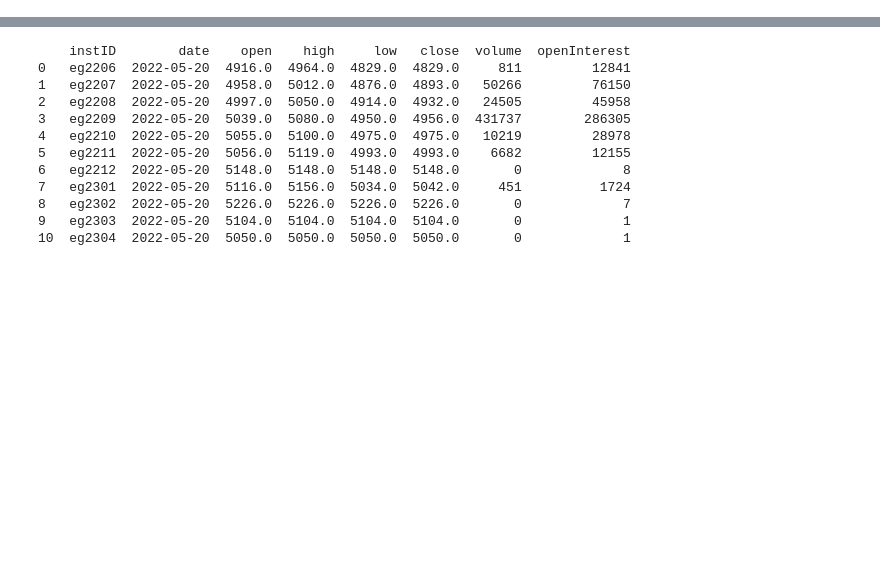
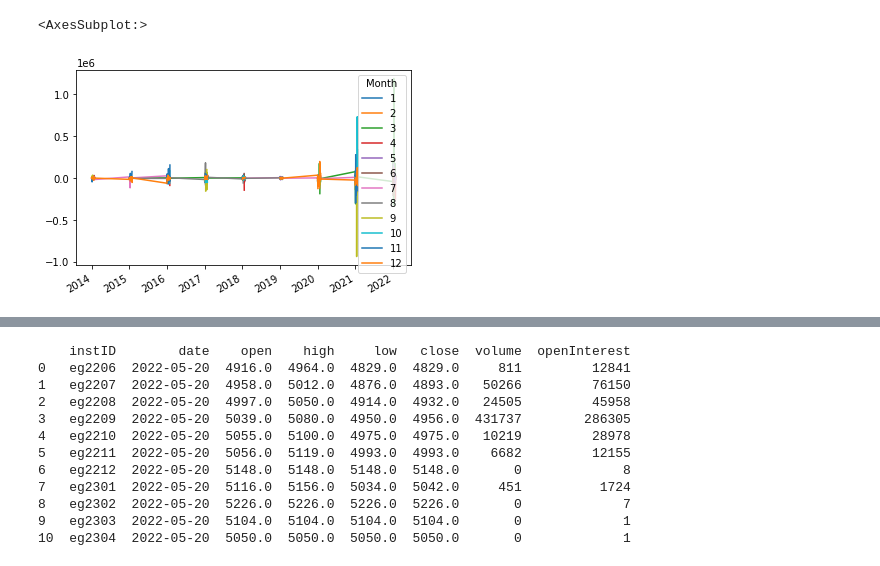
Before and after one commit to harvey1673/pyktrader3, a Jupyter notebook: bktest/test_nearby.ipynb, the cells around one changed output, grey strips where cells are left out. Drawn from its saved outputs; the diff is of its cells as text; code cells hidden in the pictures; blank space fills up the shorter version.

```diff
--- a/bktest/test_nearby.ipynb
+++ b/bktest/test_nearby.ipynb
@@ -5,0 +143,5 @@ from pycmqlib3.utility import dataseries
+# %%
+nb_df['price_chg'] = (nb_df['close'] - nb_df['close'].shift(1)).fillna(0)
+nb_df['holding'] = (nb_df['price_chg'] - nb_df['price_chg'].rolling(14).mean()).shift(1).fillna(0)
+# %%
+metrics = MetricsBase(nb_df['holding'].to_frame('al'), nb_df['price_chg'].to_frame('al'))
@@ -5,0 +167,7 @@ from pycmqlib3.utility import dataseries
+# %%
+#metrics.holdings, metrics.returns
+res = metrics.seasonal_pnl()
+res['pnl'].plot()
+# %% [output]
+<AxesSubplot:>
+[figure, added]
```
Also changed, not shown: parts of 23 cells of this notebook, 30 other files.
